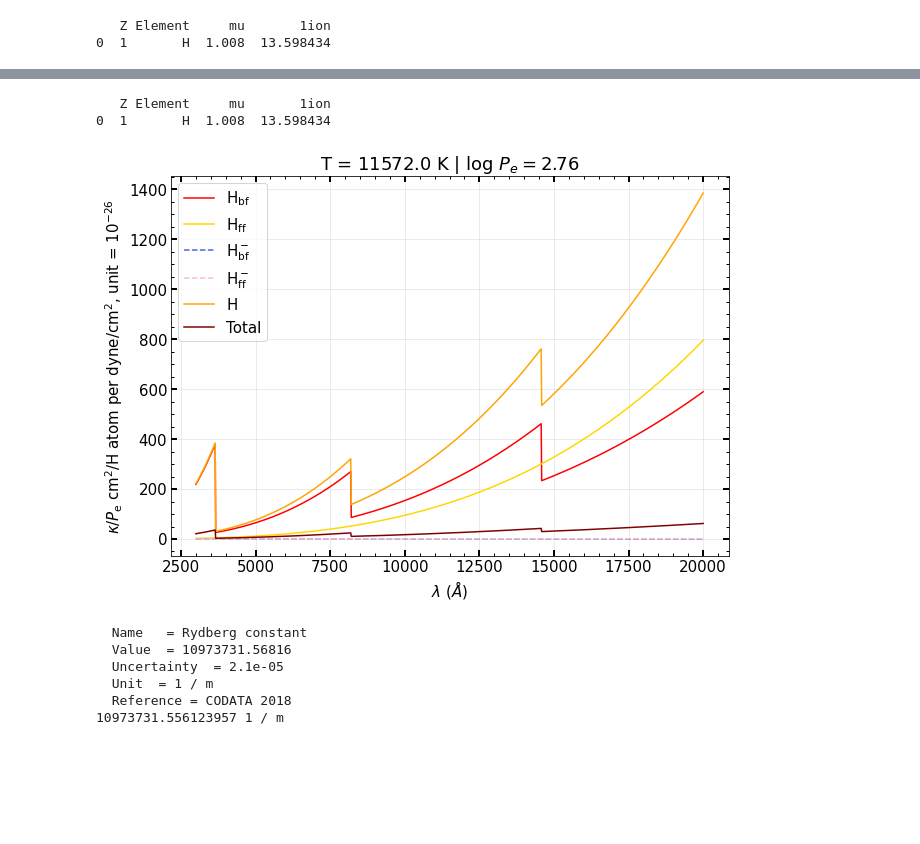
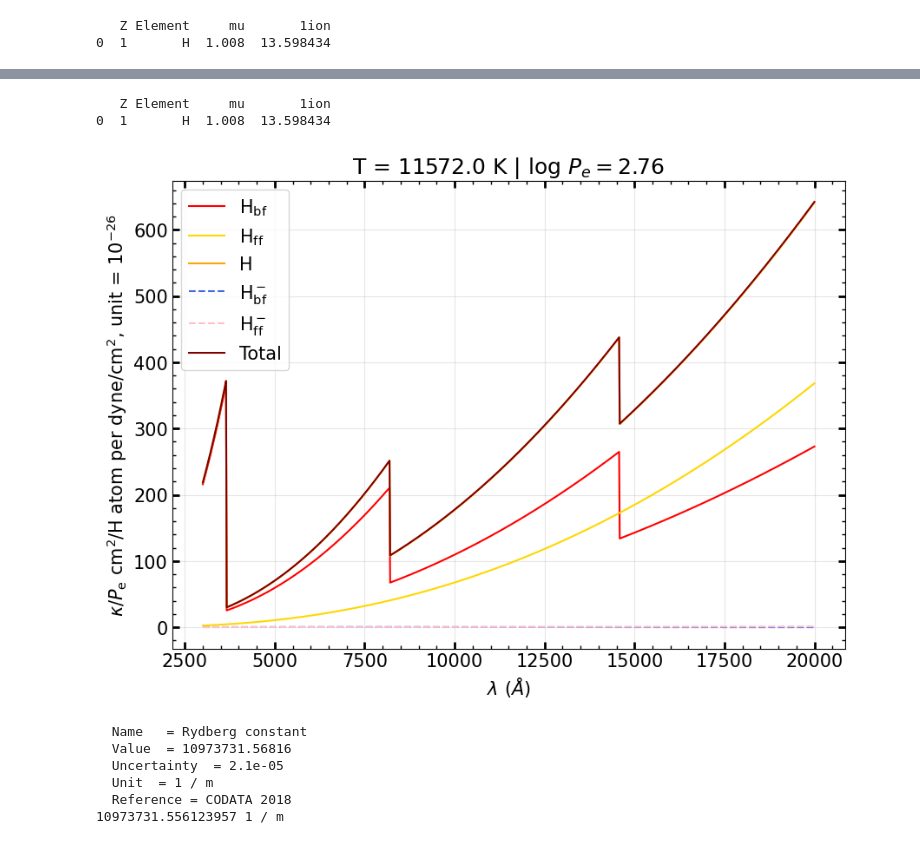
Before and after one commit to kyleneumann/Astro530, a Jupyter notebook: hw7.ipynb, the cells around one changed output, grey strips where cells are left out. Cells and saved outputs as stored; diff of their text form; code cells hidden in the pictures; blank space fills up the shorter version.

```diff
--- a/hw7.ipynb
+++ b/hw7.ipynb
@@ -152,5 +164,5 @@ plt.plot(T_arr,y)
 # %%
-def k_total(Pe=10*u.dyne/u.cm**2,T = 5000*u.K,wavelength = 9000*u.angstrom,**kwargs):
+def k_total(Pe=10*u.dyne/u.cm**2,T = 5000*u.K,wavelength = 9000*u.angstrom,norm_bool = False,**kwargs):
     if (wavelength*u.s).unit == u.s:
         pass
     else:
@@ -168,7 +180,12 @@ def k_total(Pe=10*u.dyne/u.cm**2,T = 5000*u.K,wavelength = 9000*u.angstrom,**kwa
 
     phi = saha_LTE("H",temp=T)
 
-    Kt = ((KHbf+KHff+KHnbf)*(1-10**(-chi*theta))+KHnff)*1/(1+phi/Pe)
+    if norm_bool:
+        norm = 1/(1+phi/Pe)
+    else:
+        norm = 1
+
+    Kt = ((KHbf+KHff+KHnbf)*(1-10**(-chi*theta))+KHnff)*norm
 
     return Kt
 # %%
@@ -382,6 +395,8 @@ fig.savefig(output_file,bbox_inches='tight')
 # %%
 T= 11572*u.K
 Pe = 10**2.76
+
+stim_emis = stim_em_coeff(lb_arr,T.value)
 
 #T_arr = np.array()
 KHbf = k_Hbf(T=T.value,wavelength=lb_arr)
@@ -394,38 +409,39 @@ fig, ax = plt.subplots(figsize = (10,7),nrows=1, ncols=1)
 
 ax.yaxis.set_ticks_position('both')
 ax.xaxis.set_ticks_position('both')
 ax.minorticks_on()
 ax.grid(True,alpha=.3)
 
 ax.tick_params(direction='in', axis='both',which='minor',length=3,width=1)#,labelsize=8)
 ax.tick_params(direction='in',axis='both',which='major',length=6,width=2)#,labelsize=8)
 
 #ax.set_ylim([-0.2,5.8])
 
-ax.plot(lb_arr,KHbf*10**26/Pe, label = r"H$_{\mathrm{bf}}$",c="red")
-ax.plot(lb_arr,KHff*10**26/Pe, label = r"H$_{\mathrm{ff}}$",c="gold")
-ax.plot(lb_arr,KHnbf*10**26/Pe, label = r"H$^-_{\mathrm{bf}}$",ls="--",c="royalblue")
+ax.plot(lb_arr,KHbf*10**26/Pe*stim_emis, label = r"H$_{\mathrm{bf}}$",c="red")
+ax.plot(lb_arr,KHff*10**26/Pe*stim_emis, label = r"H$_{\mathrm{ff}}$",c="gold")
+ax.plot(lb_arr,(KHbf+KHff)*10**26/Pe*stim_emis, label = r"H",c="orange")
+ax.plot(lb_arr,KHnbf*10**26/Pe*stim_emis, label = r"H$^-_{\mathrm{bf}}$",ls="--",c="royalblue")
 ax.plot(lb_arr,KHnff*10**26/Pe, label = r"H$^-_{\mathrm{ff}}$",ls="--",c="pink")
-ax.plot(lb_arr,(KHbf+KHff)*10**26/Pe, label = r"H",c="orange")
+
 
 ax.plot(lb_arr,Kt*10**26/Pe, label = "Total",c="maroon")
 
 title = "T = "+str(T)+r" | log $P_e=$"+str(np.log10(Pe))
 
 ax.set_title(title)
 
 ax.set_ylabel(r"$\kappa/P_\mathrm{e}$ cm$^2$/H atom per dyne/cm$^2$, unit = $10^{-26}$")
 ax.set_xlabel(r"$\lambda~(\AA)$")
 
 ax.legend()
 
 output_file = "plots/15b_8_5d.pdf"
 
 fig.savefig(output_file,bbox_inches='tight')
 # %% [output]
    Z Element     mu       1ion
 0  1       H  1.008  13.598434
-[figure, old version]
+[figure, new version]
 # %%
 print(const.Ryd)
 print((2*np.pi**2*const.m_e*(const.e.esu)**4/(const.h**3*const.c)).to(1/u.m))
```
Also changed, not shown: parts of 9 cells of this notebook, 3 other files.
